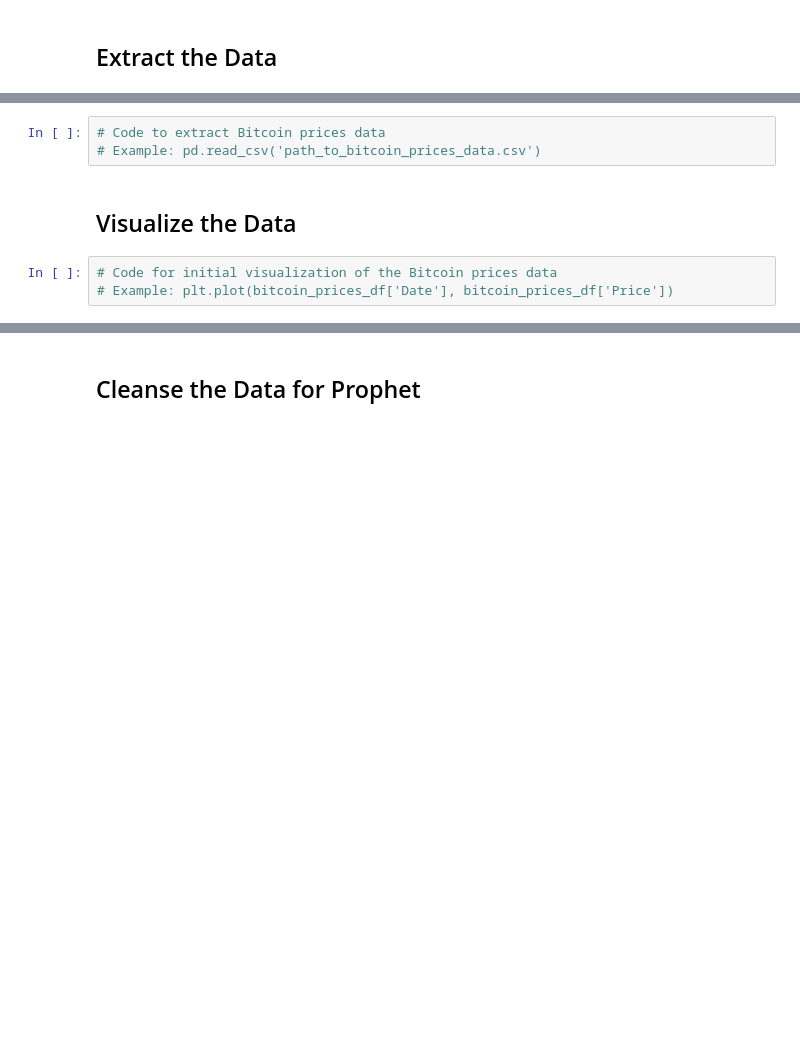
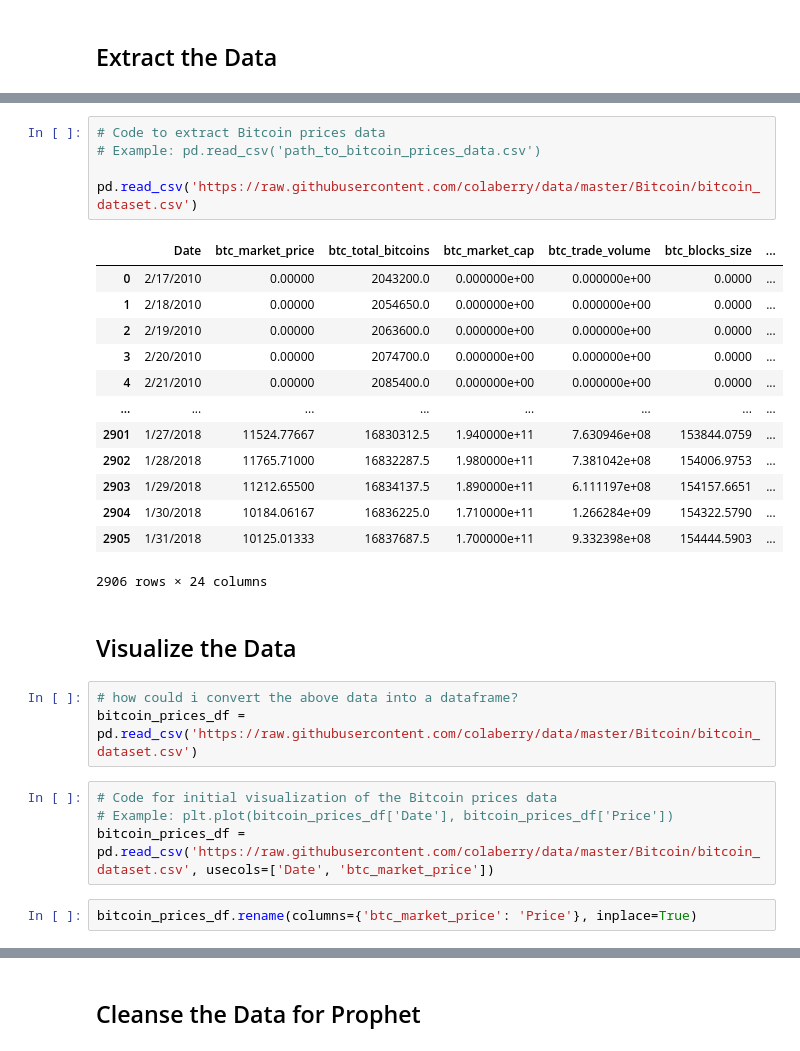
Before and after one commit to juanlavieri/housing_currency, a Jupyter notebook: Bitcoin_Prices_Analysis.ipynb, the cells around one changed output, grey strips where cells are left out. Cells and saved outputs as stored; diff of their text form; blank space fills up the shorter version.

```diff
--- a/Bitcoin_Prices_Analysis.ipynb
+++ b/Bitcoin_Prices_Analysis.ipynb
@@ -3,8 +30,30 @@
 # %%
 # Code to extract Bitcoin prices data
 # Example: pd.read_csv('path_to_bitcoin_prices_data.csv')
+
+pd.read_csv('https://raw.githubusercontent.com/colaberry/data/master/Bitcoin/bitcoin_dataset.csv')
+# %% [output]
+|  | Date | btc_market_price | btc_total_bitcoins | btc_market_cap | btc_trade_volume | btc_blocks_size | ... |
+| 0 | 2/17/2010 | 0.00000 | 2043200.0 | 0.000000e+00 | 0.000000e+00 | 0.0000 | ... |
+| 1 | 2/18/2010 | 0.00000 | 2054650.0 | 0.000000e+00 | 0.000000e+00 | 0.0000 | ... |
+| 2 | 2/19/2010 | 0.00000 | 2063600.0 | 0.000000e+00 | 0.000000e+00 | 0.0000 | ... |
+| 3 | 2/20/2010 | 0.00000 | 2074700.0 | 0.000000e+00 | 0.000000e+00 | 0.0000 | ... |
+| 4 | 2/21/2010 | 0.00000 | 2085400.0 | 0.000000e+00 | 0.000000e+00 | 0.0000 | ... |
+| ... | ... | ... | ... | ... | ... | ... | ... |
+| 2901 | 1/27/2018 | 11524.77667 | 16830312.5 | 1.940000e+11 | 7.630946e+08 | 153844.0759 | ... |
+| 2902 | 1/28/2018 | 11765.71000 | 16832287.5 | 1.980000e+11 | 7.381042e+08 | 154006.9753 | ... |
+| 2903 | 1/29/2018 | 11212.65500 | 16834137.5 | 1.890000e+11 | 6.111197e+08 | 154157.6651 | ... |
+| 2904 | 1/30/2018 | 10184.06167 | 16836225.0 | 1.710000e+11 | 1.266284e+09 | 154322.5790 | ... |
+| 2905 | 1/31/2018 | 10125.01333 | 16837687.5 | 1.700000e+11 | 9.332398e+08 | 154444.5903 | ... |
+2906 rows × 24 columns
 # %% [markdown]
 ## Visualize the Data
-# %%
-# Code for initial visualization of the Bitcoin prices data
-# Example: plt.plot(bitcoin_prices_df['Date'], bitcoin_prices_df['Price'])
+# %%
+# how could i convert the above data into a dataframe?
+bitcoin_prices_df = pd.read_csv('https://raw.githubusercontent.com/colaberry/data/master/Bitcoin/bitcoin_dataset.csv')
+# %%
+# Code for initial visualization of the Bitcoin prices data
+# Example: plt.plot(bitcoin_prices_df['Date'], bitcoin_prices_df['Price'])
+bitcoin_prices_df = pd.read_csv('https://raw.githubusercontent.com/colaberry/data/master/Bitcoin/bitcoin_dataset.csv', usecols=['Date', 'btc_market_price'])
+# %%
+bitcoin_prices_df.rename(columns={'btc_market_price': 'Price'}, inplace=True)
```
Also changed, not shown: parts of 7 cells of this notebook, 1 other file.
